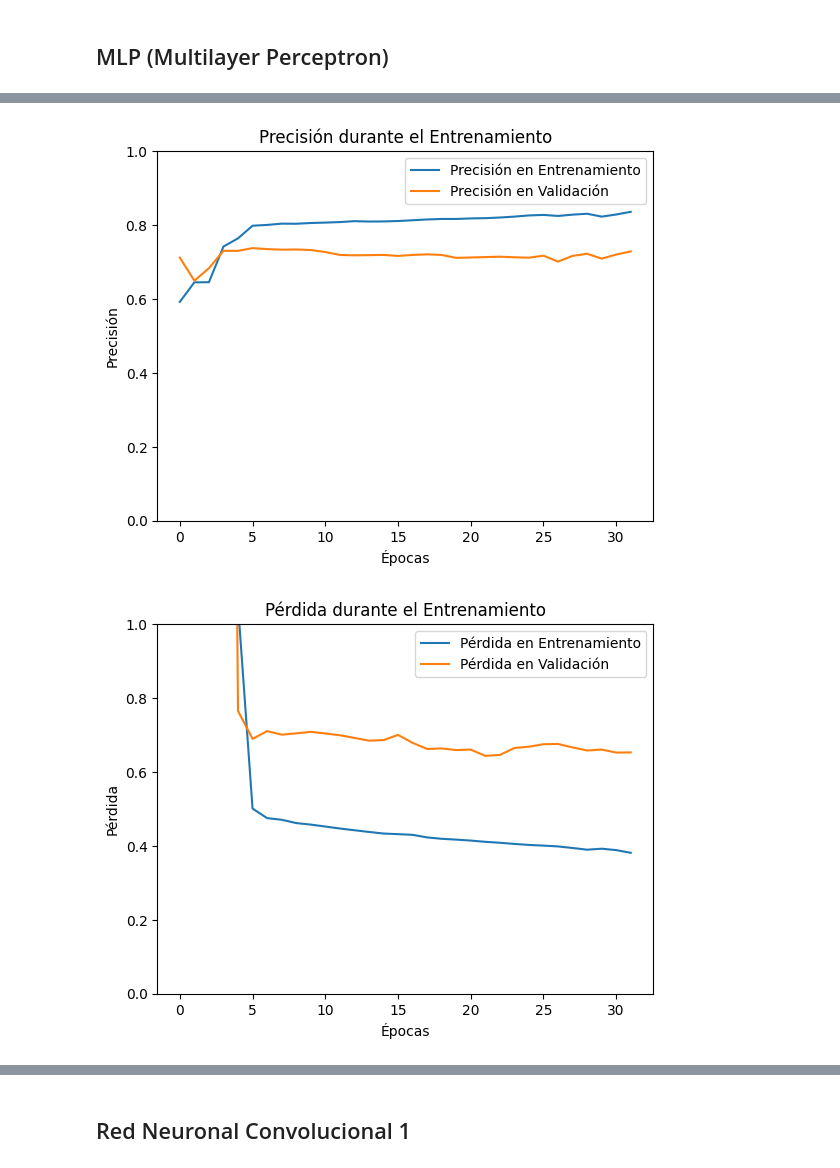
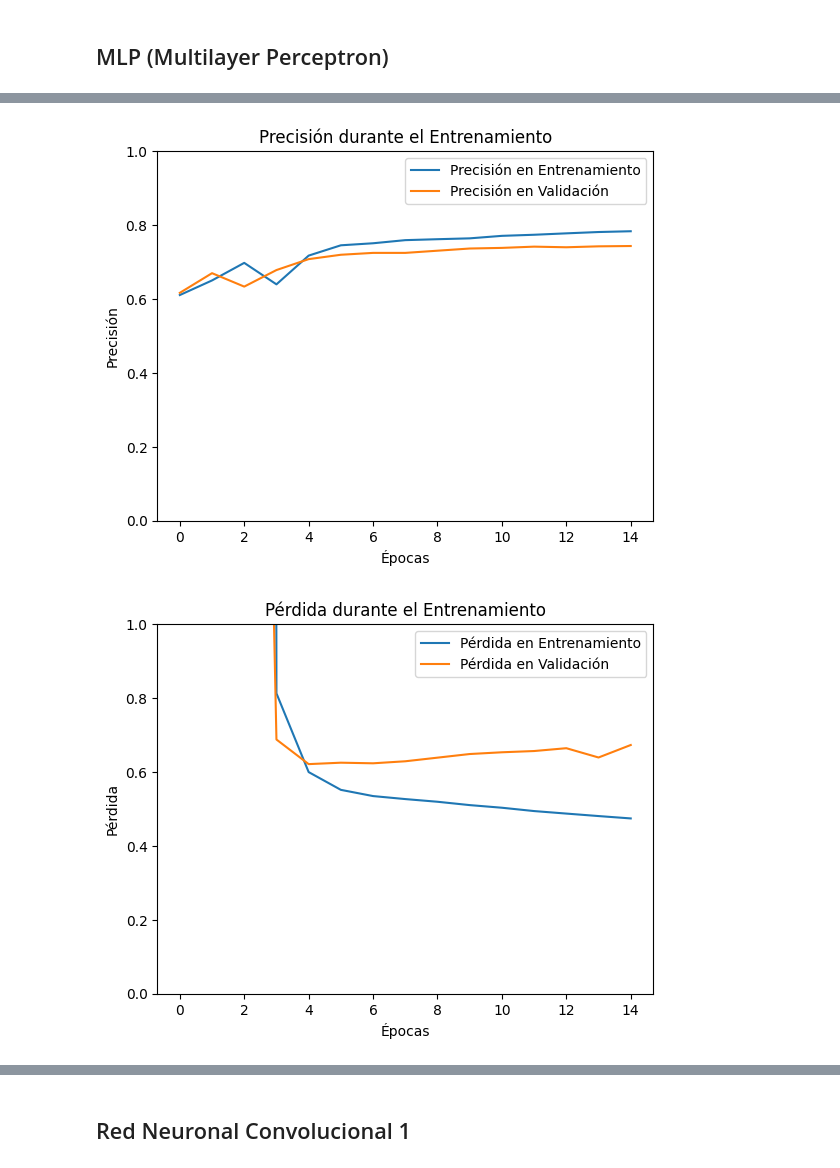
Before and after one commit to DiegoLeonG96/Tarea2_MLA, a Jupyter notebook: Tarea_2_MLA.ipynb, the cells around one changed output, grey strips where cells are left out. Drawn from its saved outputs; the diff is of its cells as text; code cells hidden in the pictures.

```diff
--- a/Tarea_2_MLA.ipynb
+++ b/Tarea_2_MLA.ipynb
@@ -173,11 +175,10 @@ X_train_flattened = X_train.reshape(num_samples, height * width * channels)
 X_test_flattened = X_test.reshape(X_test.shape[0], X_test.shape[1] * X_test.shape[2] * X_test.shape[3])
 # %%
 # Definimos la estructura
-hidden_units = 128
 batch_size = 32
 lr = 1e-2
 model_mlp = Sequential([
-    Dense(hidden_units, activation='relu', kernel_initializer=tf.keras.initializers.GlorotUniform(seed=seed)),
+    Dense(128, activation='relu', kernel_initializer=tf.keras.initializers.GlorotUniform(seed=seed)),
     Dense(1, activation='sigmoid', kernel_initializer=tf.keras.initializers.GlorotUniform(seed=seed+1))
 ])
 
@@ -191,7 +192,7 @@ early_stopping = EarlyStopping(monitor='val_loss', patience=10, restore_best_wei
 history = model_mlp.fit(X_train_flattened, y_train,
                     epochs=100,
                     batch_size=batch_size,
-                    validation_split=0.4,
+                    validation_data=(X_test_flattened, y_test),
                     callbacks=[early_stopping])
 
 # Evaluamos el modelo
@@ -245,2 +246,2 @@ Test accuracy: 0.72
-[figure, old version]
+[figure, new version]
-[figure, old version]
+[figure, new version]
```
Also changed, not shown: parts of 3 cells of this notebook.
